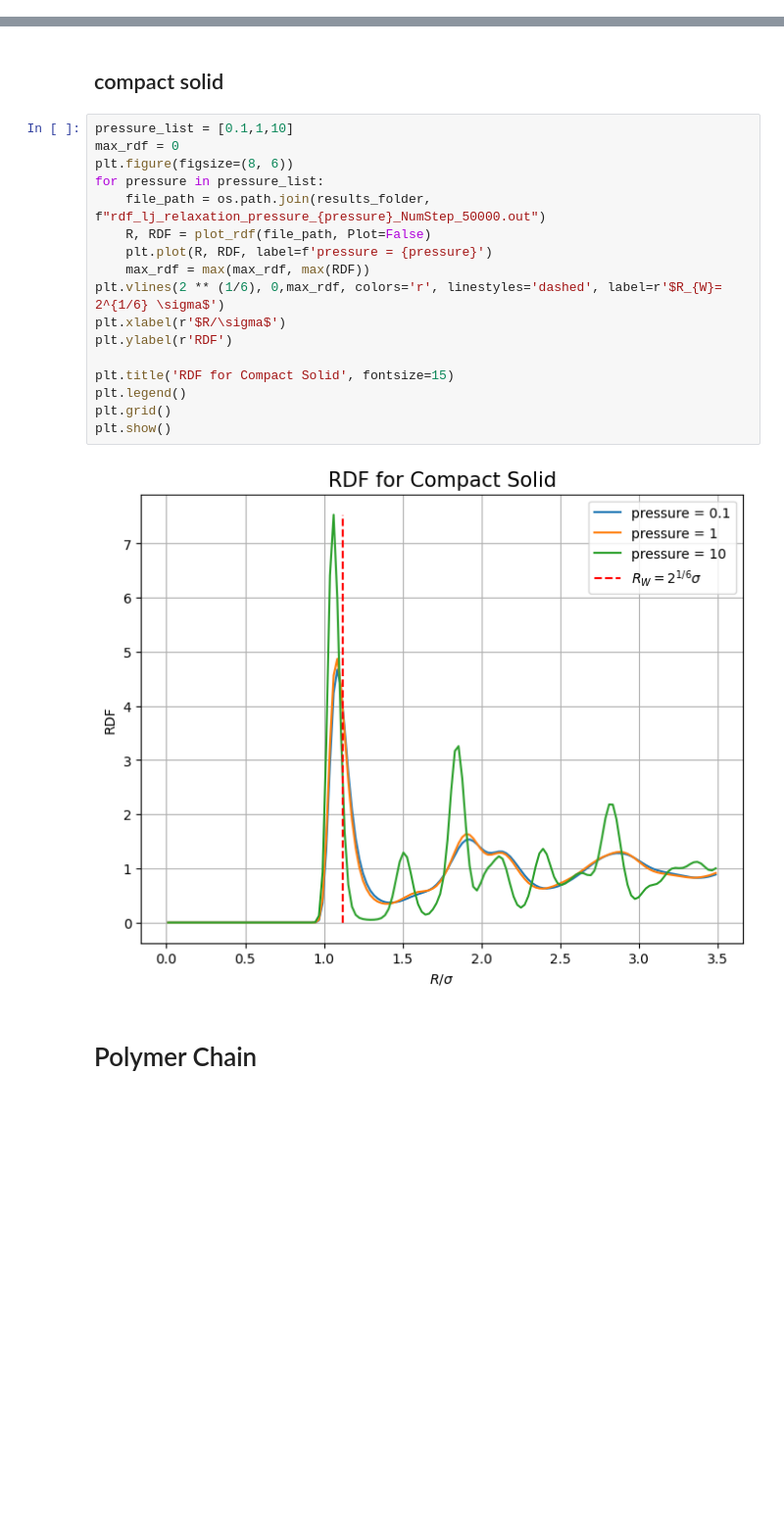
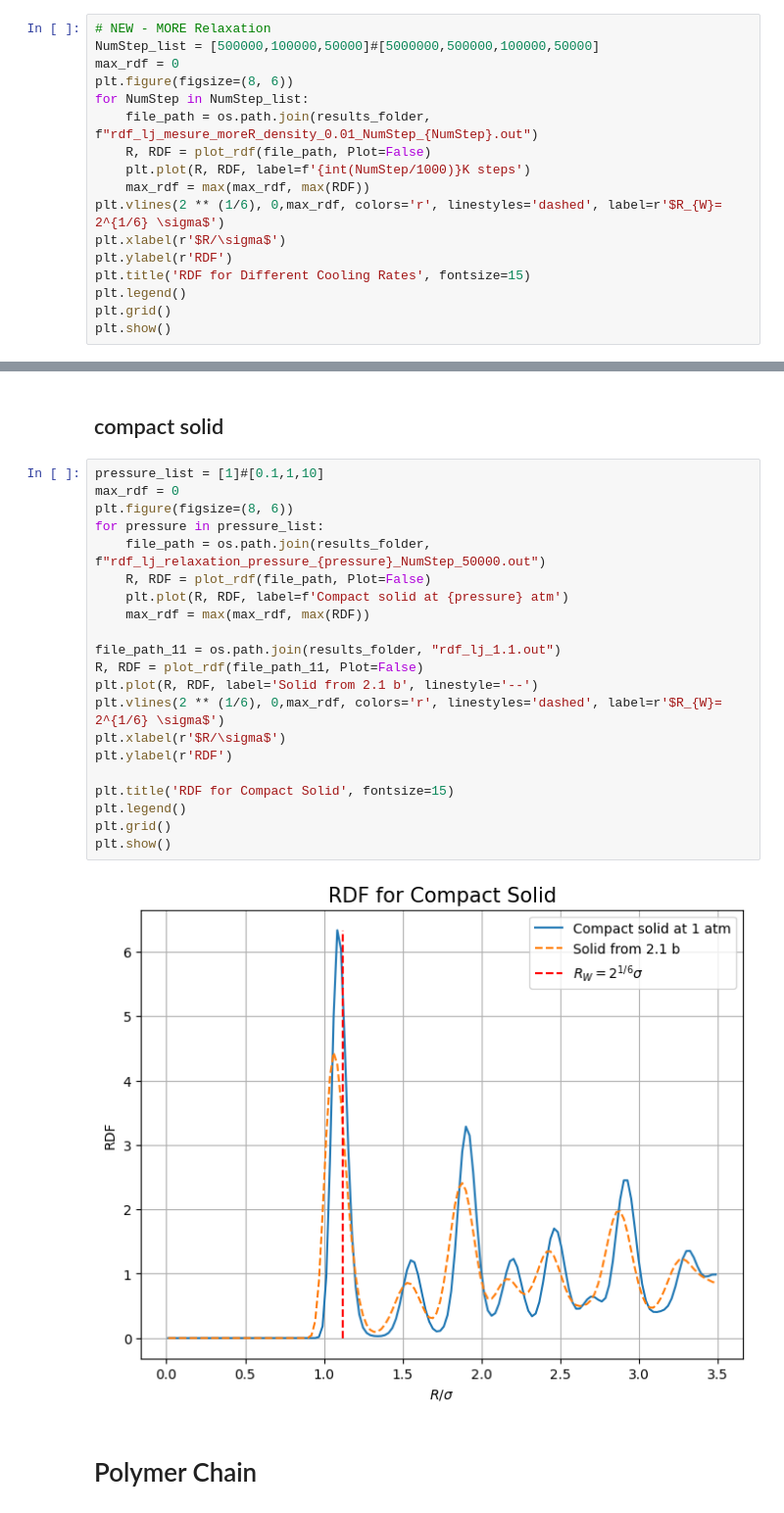
Before and after one commit to YehonathanBarda/Advenced_PhyChemLab2, a Jupyter notebook: MD/MD_run.ipynb, the cells around one changed output, grey strips where cells are left out. Shown at 98% size. Cells and saved outputs as stored; diff of their text form; blank space fills up the shorter version.

```diff
--- a/MD/MD_run.ipynb
+++ b/MD/MD_run.ipynb
@@ -244,3 +245,20 @@ plt.grid()
 plt.show()
 # %% [output]
 [figure]
+# %%
+# NEW - MORE Relaxation
+NumStep_list = [500000,100000,50000]#[5000000,500000,100000,50000]
+max_rdf = 0
+plt.figure(figsize=(8, 6))
+for NumStep in NumStep_list:
+    file_path = os.path.join(results_folder, f"rdf_lj_mesure_moreR_density_0.01_NumStep_{NumStep}.out")
+    R, RDF = plot_rdf(file_path, Plot=False)
+    plt.plot(R, RDF, label=f'{int(NumStep/1000)}K steps')
+    max_rdf = max(max_rdf, max(RDF))
+plt.vlines(2 ** (1/6), 0,max_rdf, colors='r', linestyles='dashed', label=r'$R_{W}= 2^{1/6} \sigma$')
+plt.xlabel(r'$R/\sigma$')
+plt.ylabel(r'RDF')
+plt.title('RDF for Different Cooling Rates', fontsize=15)
+plt.legend()
+plt.grid()
+plt.show()
@@ -247,24 +267,28 @@ plt.show()
 # %% [markdown]
 ## compact solid
 # %%
-pressure_list = [0.1,1,10]
+pressure_list = [1]#[0.1,1,10]
 max_rdf = 0
 plt.figure(figsize=(8, 6))
 for pressure in pressure_list:
     file_path = os.path.join(results_folder, f"rdf_lj_relaxation_pressure_{pressure}_NumStep_50000.out")
     R, RDF = plot_rdf(file_path, Plot=False)
-    plt.plot(R, RDF, label=f'pressure = {pressure}')
+    plt.plot(R, RDF, label=f'Compact solid at {pressure} atm')
     max_rdf = max(max_rdf, max(RDF))
+
+file_path_11 = os.path.join(results_folder, "rdf_lj_1.1.out")
+R, RDF = plot_rdf(file_path_11, Plot=False)
+plt.plot(R, RDF, label='Solid from 2.1 b', linestyle='--')
 plt.vlines(2 ** (1/6), 0,max_rdf, colors='r', linestyles='dashed', label=r'$R_{W}= 2^{1/6} \sigma$')
 plt.xlabel(r'$R/\sigma$')
 plt.ylabel(r'RDF')
 
 plt.title('RDF for Compact Solid', fontsize=15)
 plt.legend()
 plt.grid()
 plt.show()
 # %% [output]
-[figure, old version]
+[figure, new version]
 # %% [markdown]
 # Polymer Chain
 # %%
```
Also changed, not shown: parts of 9 cells of this notebook, 2 other files.
